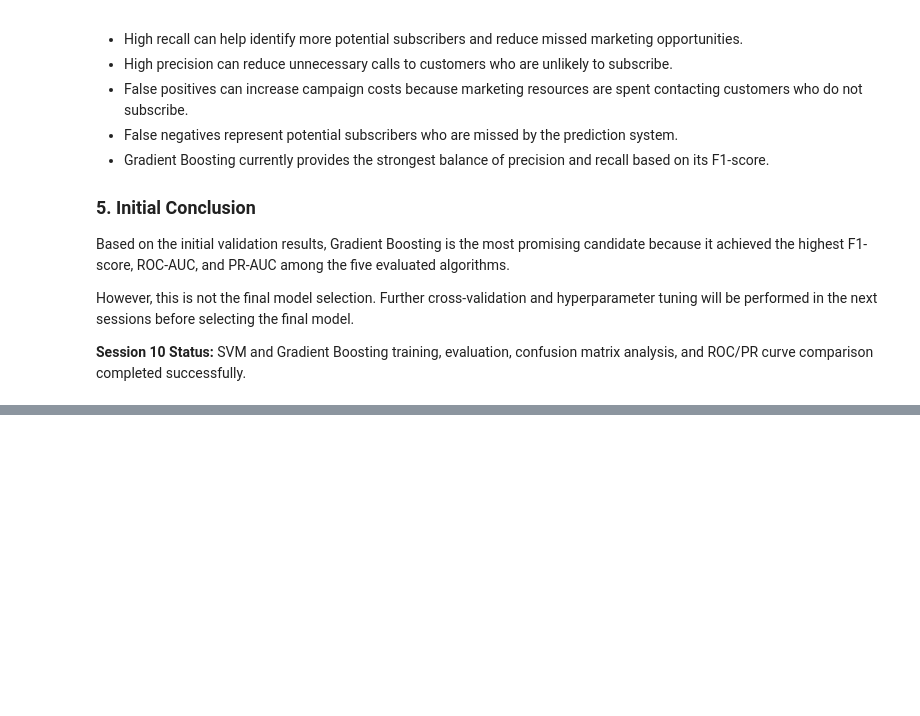
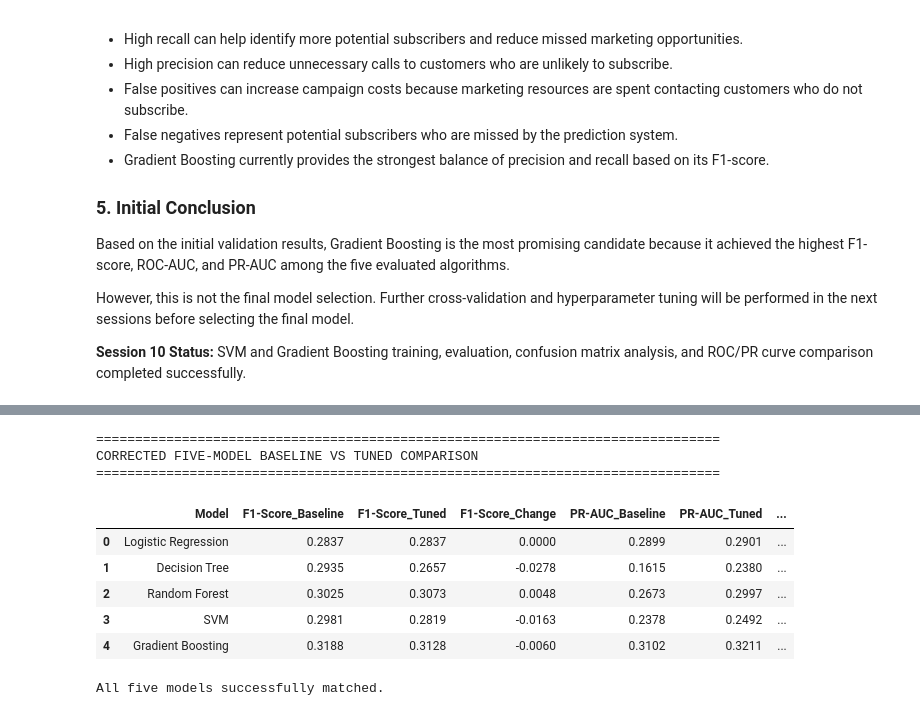
Before and after one commit to ajeetsherkar/Bank-Marketing-ML-PBL, a Jupyter notebook: notebooks/05_model_development.ipynb, the cells around one changed output, grey strips where cells are left out. Cells and saved outputs as stored; diff of their text form; code cells hidden in the pictures; blank space fills up the shorter version.

```diff
--- a/notebooks/05_model_development.ipynb
+++ b/notebooks/05_model_development.ipynb
@@ -1568,0 +2180,80 @@ However, this is not the final model selection. Further cross-validation and hyp
+# %%
+# ==========================================
+# SESSION 11 - CORRECTED BASELINE VS TUNED
+# ==========================================
+
+baseline_validation = session_10_results.copy()
+tuned_validation = tuned_validation_df.copy()
+
+# Normalize model names before merging
+baseline_validation["Model"] = (
+    baseline_validation["Model"]
+    .replace({
+        "Logistic Regression + SMOTENC": "Logistic Regression"
+    })
+)
+
+comparison_metrics = [
+    "Accuracy",
+    "Precision",
+    "Recall",
+    "F1-Score",
+    "ROC-AUC",
+    "PR-AUC"
+]
+
+baseline_validation = baseline_validation[
+    ["Model"] + comparison_metrics
+]
+
+tuned_validation = tuned_validation[
+    ["Model"] + comparison_metrics
+]
+
+baseline_vs_tuned = baseline_validation.merge(
+    tuned_validation,
+    on="Model",
+    how="inner",
+    validate="one_to_one",
+    suffixes=("_Baseline", "_Tuned")
+)
+
+assert len(baseline_vs_tuned) == 5
+assert set(baseline_vs_tuned["Model"]) == set(models_for_cv)
+
+for metric in comparison_metrics:
+    baseline_vs_tuned[f"{metric}_Change"] = (
+        baseline_vs_tuned[f"{metric}_Tuned"]
+        - baseline_vs_tuned[f"{metric}_Baseline"]
+    )
+
+print("=" * 80)
+print("CORRECTED FIVE-MODEL BASELINE VS TUNED COMPARISON")
+print("=" * 80)
+
+display(
+    baseline_vs_tuned[
+        [
+            "Model",
+            "F1-Score_Baseline",
+            "F1-Score_Tuned",
+            "F1-Score_Change",
+            "PR-AUC_Baseline",
+            "PR-AUC_Tuned",
+            "PR-AUC_Change"
+        ]
+    ].round(4)
+)
+
+print("\nAll five models successfully matched.")
+# %% [output]
+================================================================================
+CORRECTED FIVE-MODEL BASELINE VS TUNED COMPARISON
+================================================================================
+|  | Model | F1-Score_Baseline | F1-Score_Tuned | F1-Score_Change | PR-AUC_Baseline | PR-AUC_Tuned | ... |
+| 0 | Logistic Regression | 0.2837 | 0.2837 | 0.0000 | 0.2899 | 0.2901 | ... |
+| 1 | Decision Tree | 0.2935 | 0.2657 | -0.0278 | 0.1615 | 0.2380 | ... |
+| 2 | Random Forest | 0.3025 | 0.3073 | 0.0048 | 0.2673 | 0.2997 | ... |
+| 3 | SVM | 0.2981 | 0.2819 | -0.0163 | 0.2378 | 0.2492 | ... |
+| 4 | Gradient Boosting | 0.3188 | 0.3128 | -0.0060 | 0.3102 | 0.3211 | ... |
+All five models successfully matched.
```
Also changed, not shown: parts of 13 cells of this notebook, 1 other file.
